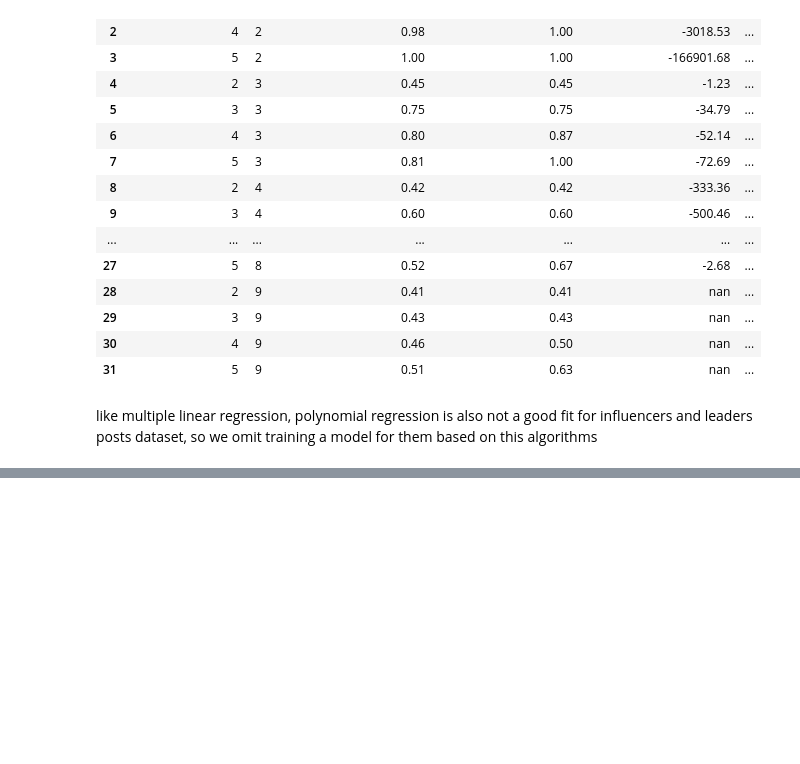
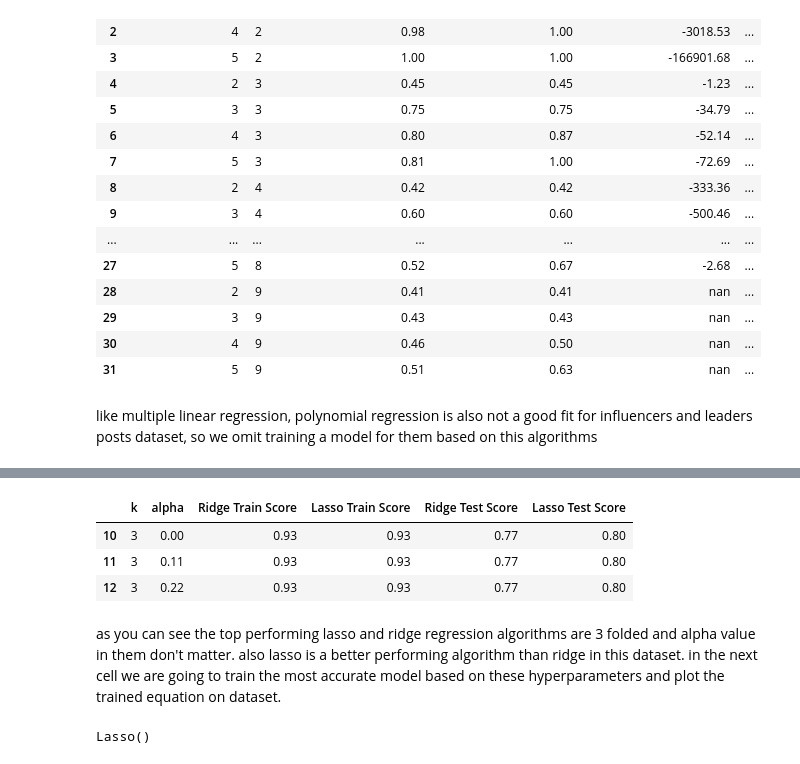
Before and after one commit to SimplyRamin/Pull-Up-Campaign-Analysis, a Jupyter notebook: Modeling.ipynb, the cells around one changed output, grey strips where cells are left out. Drawn from its saved outputs; the diff is of its cells as text; code cells hidden in the pictures; blank space fills up the shorter version.

```diff
--- a/Modeling.ipynb
+++ b/Modeling.ipynb
@@ -683,0 +769,17 @@ like multiple linear regression, polynomial regression is also not a good fit fo
+# %%
+ridge_lasso_reg_eval_df.nlargest(3, 'Lasso Test Score')
+# %% [output]
+|  | k | alpha | Ridge Train Score | Lasso Train Score | Ridge Test Score | Lasso Test Score |
+| 10 | 3 | 0.00 | 0.93 | 0.93 | 0.77 | 0.80 |
+| 11 | 3 | 0.11 | 0.93 | 0.93 | 0.77 | 0.80 |
+| 12 | 3 | 0.22 | 0.93 | 0.93 | 0.77 | 0.80 |
+# %% [markdown]
+as you can see the top performing lasso and ridge regression algorithms are 3 folded and alpha value in them don't matter. also lasso is a better performing algorithm than ridge in this dataset. in the next cell we are going to train the most accurate model based on these hyperparameters and plot the trained equation on dataset.
+# %%
+kf = KFold(n_splits = 3)
+ridge = Ridge()
+lasso = Lasso()
+ridge.fit(ad_post_x, ad_post_y)
+lasso.fit(ad_post_x, ad_post_y)
+# %% [output]
+Lasso()
```
Also changed, not shown: parts of 9 cells of this notebook.
